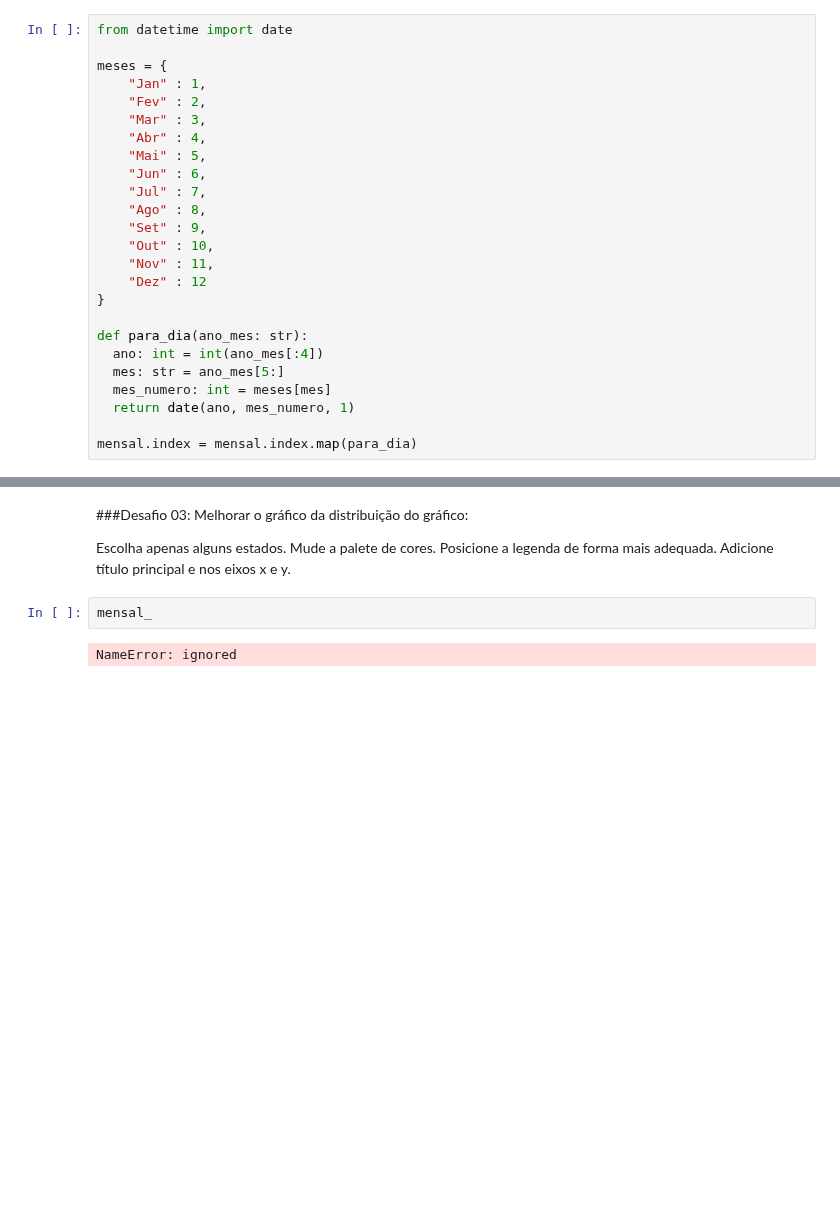
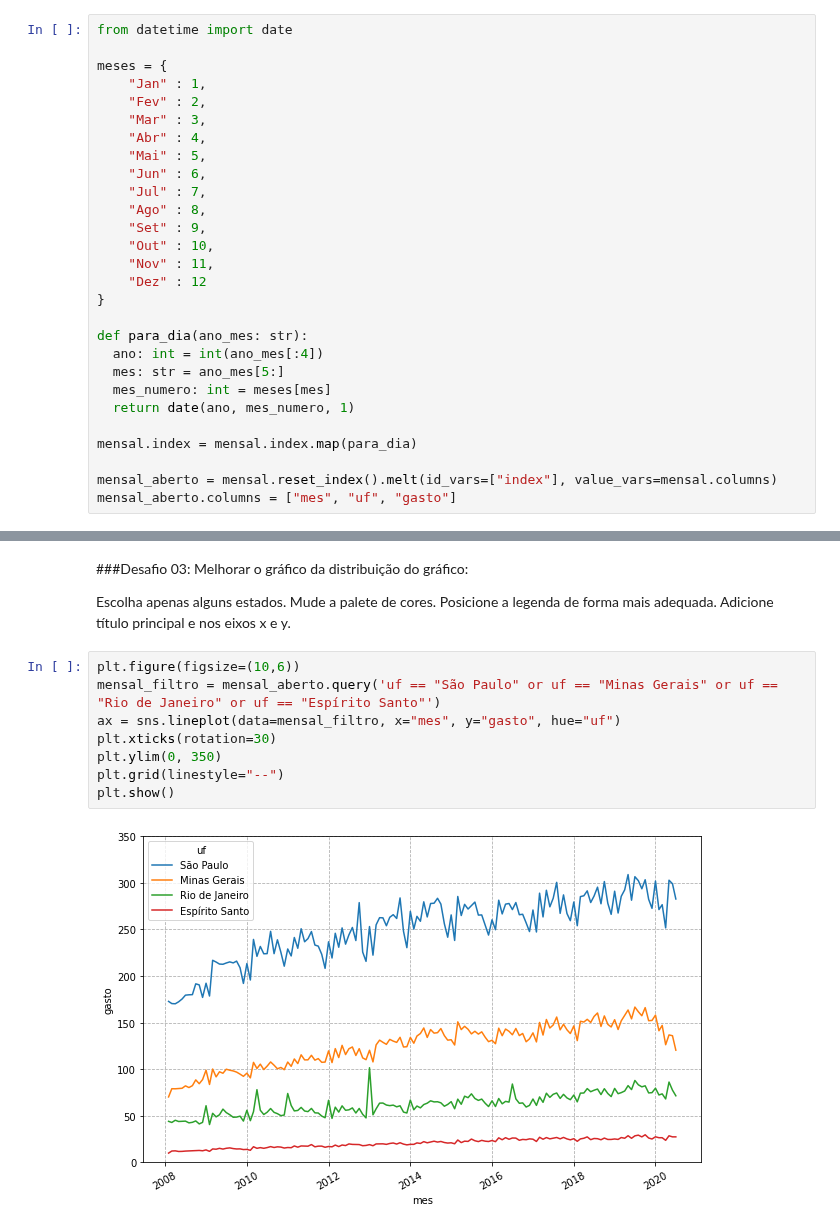
Before and after one commit to rabastos44/Bootcamp-Data-Science-Alura, a Jupyter notebook: Desafios_Modulo_2.ipynb, the cells around one changed output, grey strips where cells are left out. Saved outputs shown, nothing was run; the diff lists cells and outputs as text; blank space fills up the shorter version.

```diff
--- a/Desafios_Modulo_2.ipynb
+++ b/Desafios_Modulo_2.ipynb
@@ -297,6 +296,9 @@ def para_dia(ano_mes: str):
   return date(ano, mes_numero, 1)
 
 mensal.index = mensal.index.map(para_dia)
+
+mensal_aberto = mensal.reset_index().melt(id_vars=["index"], value_vars=mensal.columns)
+mensal_aberto.columns = ["mes", "uf", "gasto"]
 # %% [markdown]
 ### Desafio 01: Estudar a documentação DateTime do Python, escolha dois métodos para se aprofundar faça alguns testes e compartilhe o conhecimento adquirido com seus colegas no Discord.
 # %%
@@ -334,7 +339,13 @@ Escolha apenas alguns estados.
 Mude a palete de cores.
 Posicione a legenda de forma mais adequada.
 Adicione título principal e nos eixos x e y.
-# %%
-mensal_
-# %% [output]
-NameError: ignored
+# %%
+plt.figure(figsize=(10,6))
+mensal_filtro = mensal_aberto.query('uf == "São Paulo" or uf == "Minas Gerais" or uf == "Rio de Janeiro" or uf == "Espírito Santo"')
+ax = sns.lineplot(data=mensal_filtro, x="mes", y="gasto", hue="uf")
+plt.xticks(rotation=30)
+plt.ylim(0, 350)
+plt.grid(linestyle="--")
+plt.show()
+# %% [output]
+[figure, added]
```
Also changed, not shown: parts of 5 cells of this notebook.
